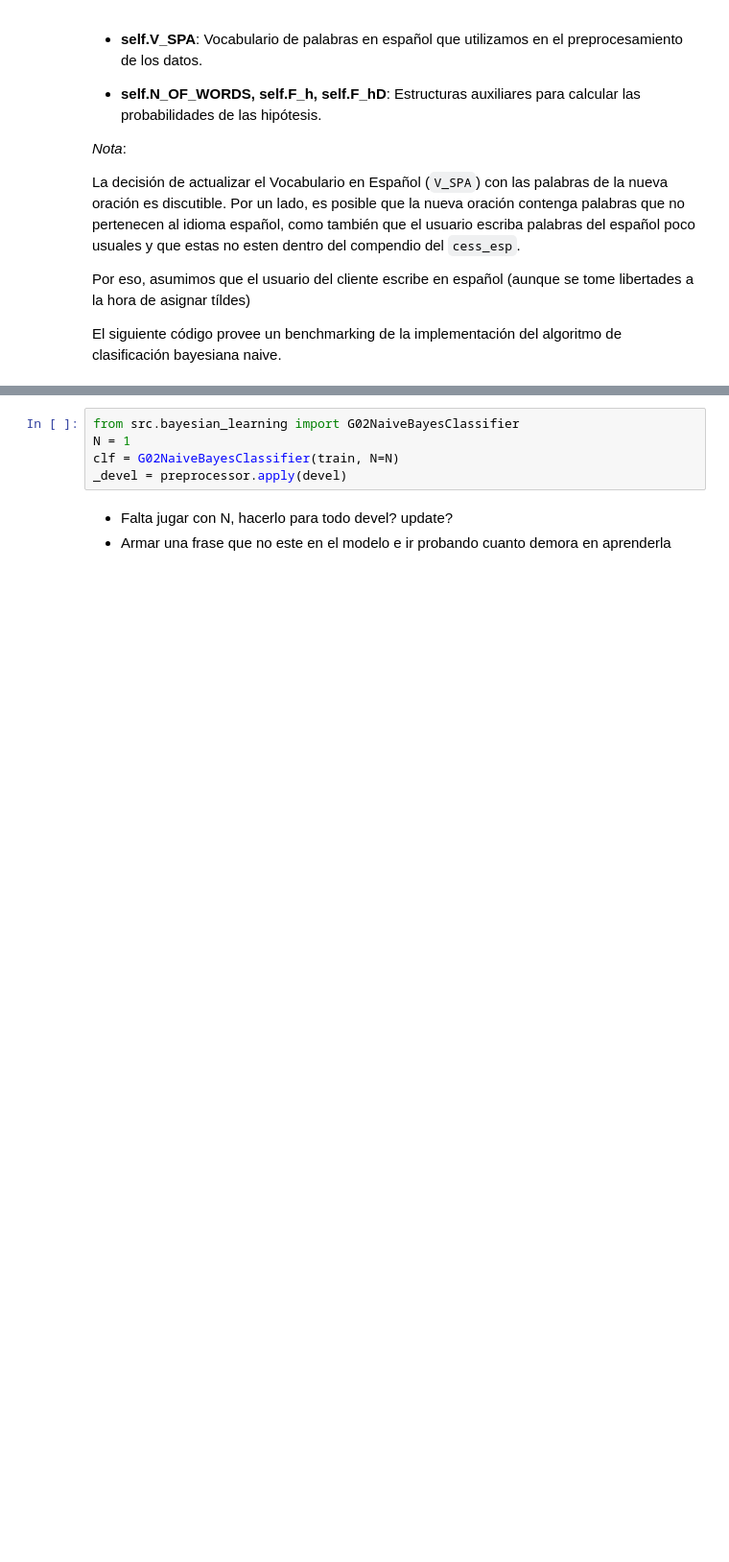
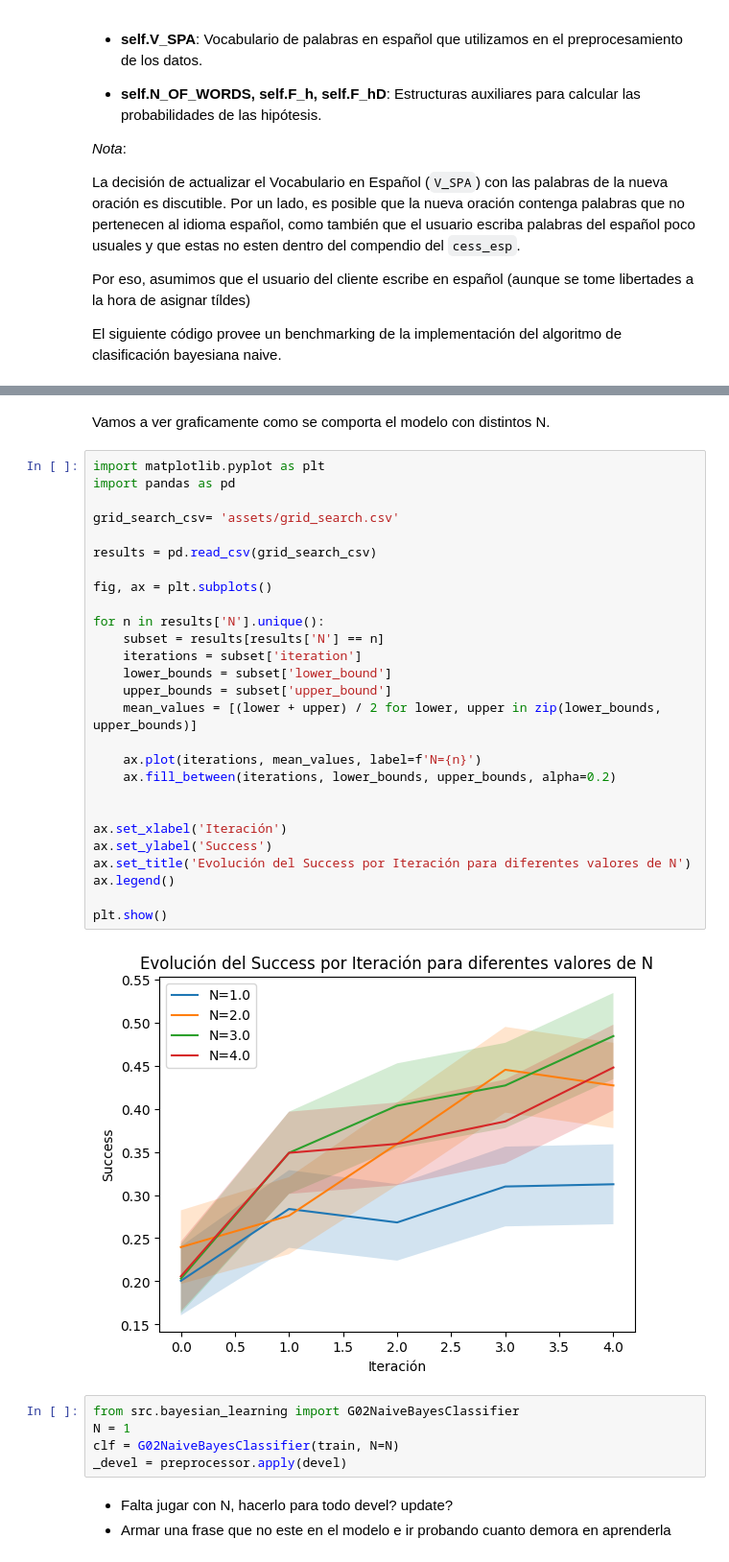
Before and after one commit to santiagoalaniz/fing_aprendaut, a Jupyter notebook: lab2/informe_tarea_02.ipynb, the cells around one changed output, grey strips where cells are left out. Shown at 96% size. Cells and saved outputs as stored; diff of their text form; blank space fills up the shorter version.

Commit message:
grafica

```diff
--- a/lab2/informe_tarea_02.ipynb
+++ b/lab2/informe_tarea_02.ipynb
@@ -334,3 +359,34 @@ N: 4 - Iteration: 0 - Success: (0.15566013399491233, 0.23496486600508767)
+# %% [markdown]
+Vamos a ver graficamente como se comporta el modelo con distintos N.
+# %%
+import matplotlib.pyplot as plt
+import pandas as pd
+
+grid_search_csv= 'assets/grid_search.csv'
+
+results = pd.read_csv(grid_search_csv)
+
+fig, ax = plt.subplots()
+
+for n in results['N'].unique():
+    subset = results[results['N'] == n]
+    iterations = subset['iteration']
+    lower_bounds = subset['lower_bound']
+    upper_bounds = subset['upper_bound']
+    mean_values = [(lower + upper) / 2 for lower, upper in zip(lower_bounds, upper_bounds)]
+
+    ax.plot(iterations, mean_values, label=f'N={n}')
+    ax.fill_between(iterations, lower_bounds, upper_bounds, alpha=0.2)
+
+
+ax.set_xlabel('Iteración')
+ax.set_ylabel('Success')
+ax.set_title('Evolución del Success por Iteración para diferentes valores de N')
+ax.legend()
+
+plt.show()
+# %% [output]
+[figure, added]
 # %%
 from src.bayesian_learning import G02NaiveBayesClassifier
 N = 1
```
Also changed, not shown: parts of 5 cells of this notebook.
